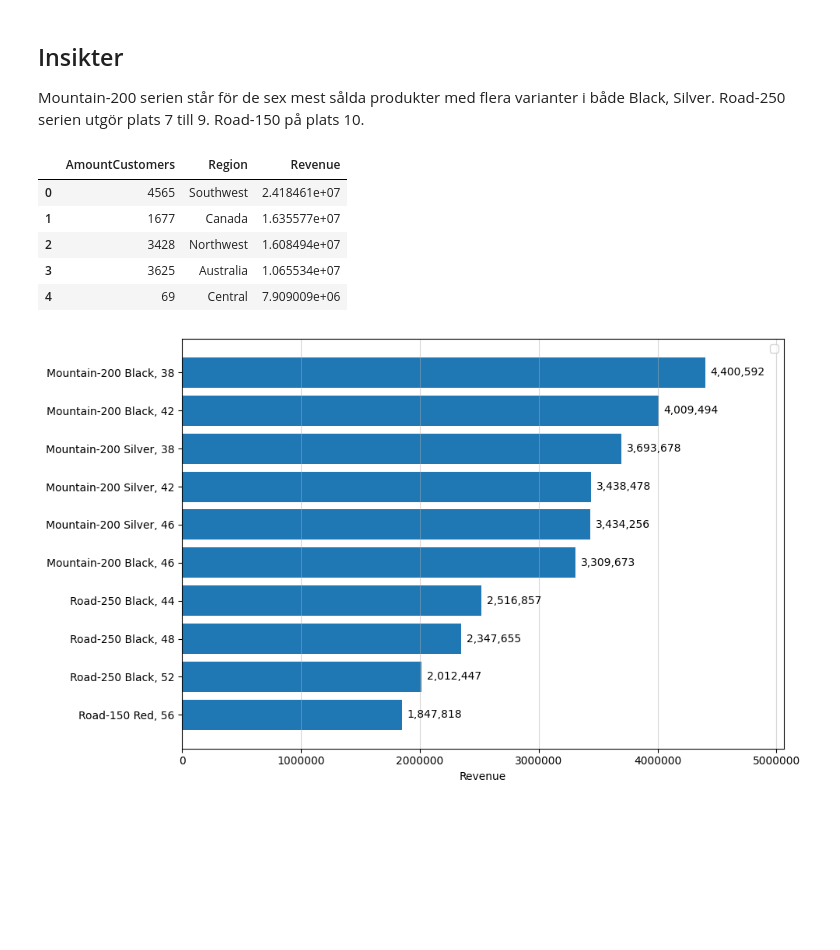
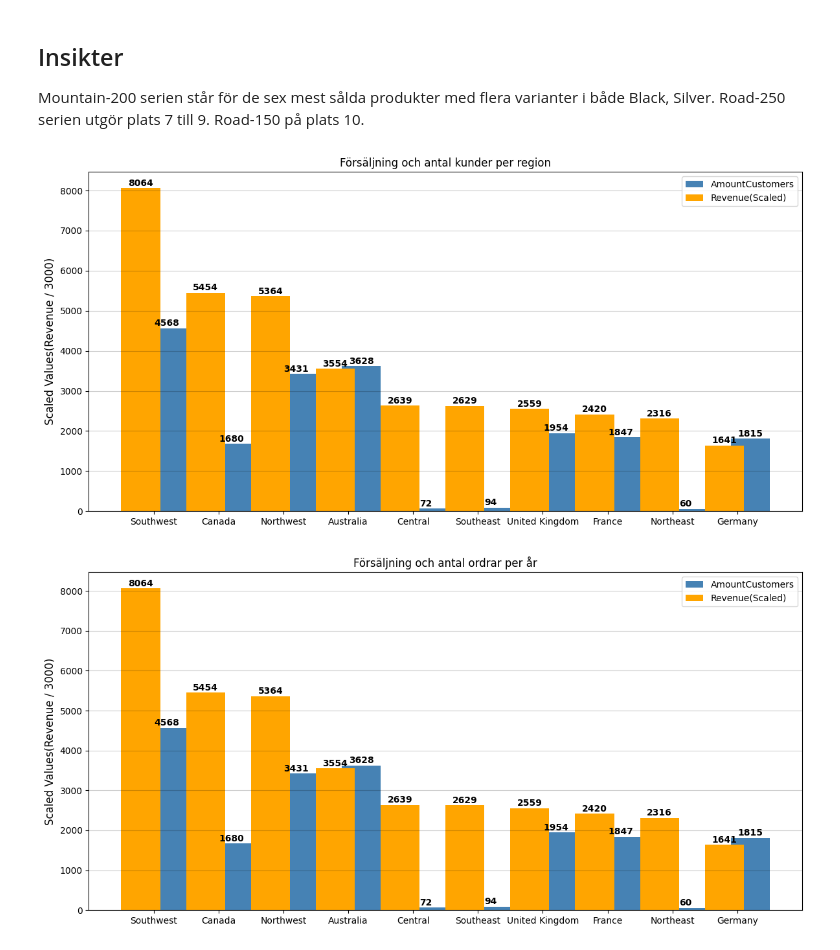
Before and after one commit to MarcusMorlock/SQLInl-mning_Marcus, a Jupyter notebook: report.ipynb, the cells around one changed output. Saved outputs shown, nothing was run; the diff lists cells and outputs as text; code cells hidden in the pictures; blank space fills up the shorter version.

```diff
--- a/report.ipynb
+++ b/report.ipynb
@@ -339,31 +340,47 @@ ORDER BY Revenue DESC
 """
 query_region_customer_sales_df = sql_report.query_df(query_region_customer_sales)
 query_region_customer_sales_df.head()
+viz_two_bar(query_region_customer_sales_df,X_target="Region",Y_target="AmountCustomers",Y2_target="Revenue",title="Försäljning och antal kunder per region")
 # %% [output]
-|  | AmountCustomers | Region | Revenue |
-| 0 | 4565 | Southwest | 2.418461e+07 |
-| 1 | 1677 | Canada | 1.635577e+07 |
-| 2 | 3428 | Northwest | 1.608494e+07 |
-| 3 | 3625 | Australia | 1.065534e+07 |
-| 4 | 69 | Central | 7.909009e+06 |
+[figure, added]
 # %%
-fig ,ax = plt.subplots(figsize=(10,6))
+fig ,ax = plt.subplots(figsize=(12,6))
+X = query_region_customer_sales_df["Region"]
+Y = query_region_customer_sales_df["AmountCustomers"]
+Y2 = query_region_customer_sales_df["Revenue"]
+position = np.arange(len(X))
 
-df = query_top10_product_revenue_df.sort_values("Revenue", ascending=True)
-bars = ax.barh(df["ProductName"], df["Revenue"])
+width = 0.4
 
-for bar in bars:
-    width = bar.get_width()
-    ax.text(width + df["Revenue"].max() * 0.01,
-            bar.get_y() + bar.get_height()/2,
-            f"{int(width):,}",
-            va="center", ha="left", fontsize=10)
-ax.set_xlabel("Revenue")
-ax.set_xlim(0, df["Revenue"].max() * 1.15)
-ax.ticklabel_format(style="plain", axis="x")
-ax.grid(True, axis="x", alpha=0.5)
+bars_amount_customers  = ax.bar(position + width/2, Y, label="AmountCustomers", color="steelblue", width= 0.6)
+bars_revenue = ax.bar(position - width/2, Y2 / 3000, label="Revenue(Scaled)", color="orange", width= 0.6)
+
+
+for bar_cust, bar_rev in zip(bars_amount_customers, bars_revenue):
+
+    #Customers
+
+    h1 = bar_cust.get_height() + 3
+    ax.text(
+        bar_cust.get_x() + bar_cust.get_width()/2, h1 +3,
+         str(int(h1)), ha="center", va="bottom", color="Black", fontweight="bold"
+    )
+
+    # Revenue
+
+    h2 = bar_rev.get_height() + 3
+    ax.text(
+        bar_rev.get_x() + bar_rev.get_width()/2, h2 +3,
+         str(int(h2)), ha="center", va="bottom", color="Black", fontweight="bold"
+    )
+ax.set_title("Försäljning och antal ordrar per år")
+ax.set_xticklabels(X)
+ax.set_xticks(position)
+ax.set_ylabel("Scaled Values(Revenue / 3000)", fontsize="12")
+
+ax.grid(True, axis="y", alpha=0.2, color="black")
 ax.legend()
 
 plt.tight_layout()
 # %% [output]
-[figure, old version]
+[figure, new version]
```
Also changed, not shown: parts of 2 cells of this notebook, 2 other files.
